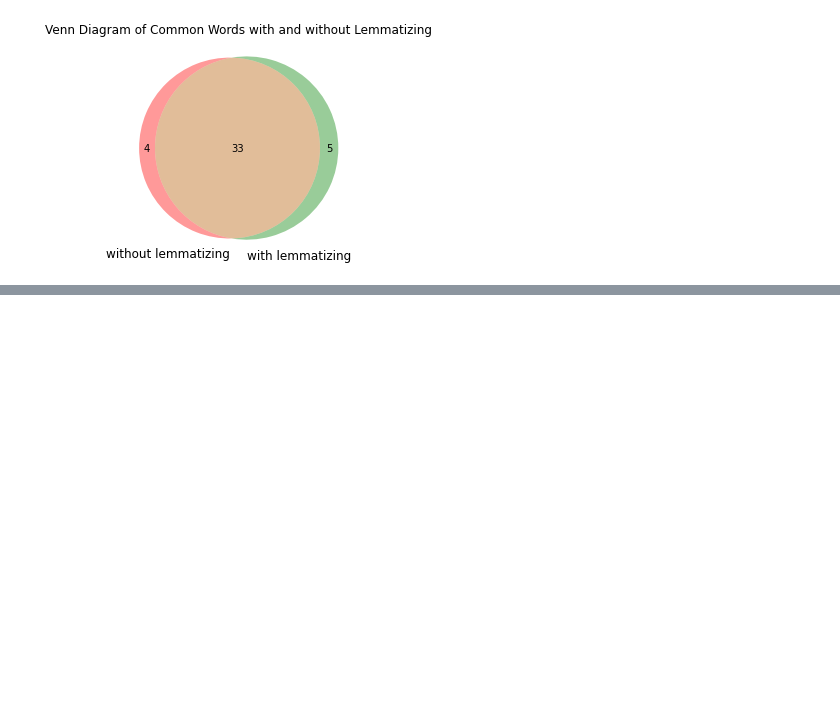
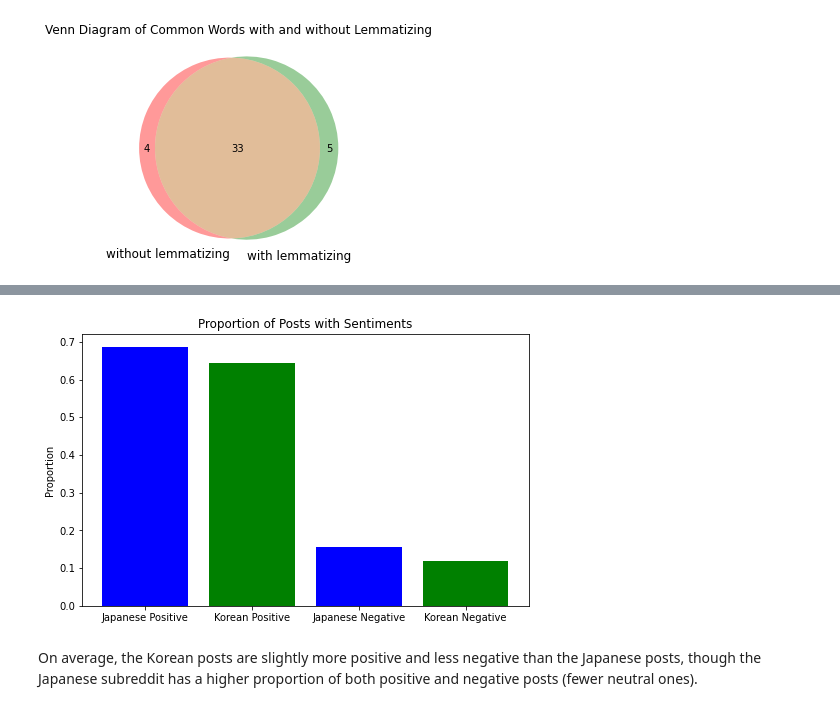
Before and after one commit to Liwwy83/GA_projects, a Jupyter notebook: Project 3/(2)_Data_Analysis.ipynb, the cells around one changed output, grey strips where cells are left out. Cells and saved outputs as stored; diff of their text form; code cells hidden in the pictures; blank space fills up the shorter version.

```diff
--- a/Project 3/(2)_Data_Analysis.ipynb
+++ b/Project 3/(2)_Data_Analysis.ipynb
@@ -405,0 +367,11 @@ common_eng_jk_lem = [WordNetLemmatizer().lemmatize(i) for i in common_eng_jk]
+# %%
+# plot average sentiments on bar chart
+plt.figure(figsize=(8,5))
+plt.bar(['Japanese Positive', 'Korean Positive', 'Japanese Negative', 'Korean Negative'],
+        [j_perc_pos, k_perc_pos, j_perc_neg, k_perc_neg], color=['b', 'g', 'b', 'g'])
+plt.ylabel('Proportion')
+plt.title('Proportion of Posts with Sentiments');
+# %% [output]
+[figure, added]
+# %% [markdown]
+On average, the Korean posts are slightly more positive and less negative than the Japanese posts, though the Japanese subreddit has a higher proportion of both positive and negative posts (fewer neutral ones).
```
Also changed, not shown: parts of 46 cells of this notebook, 4 other files.
